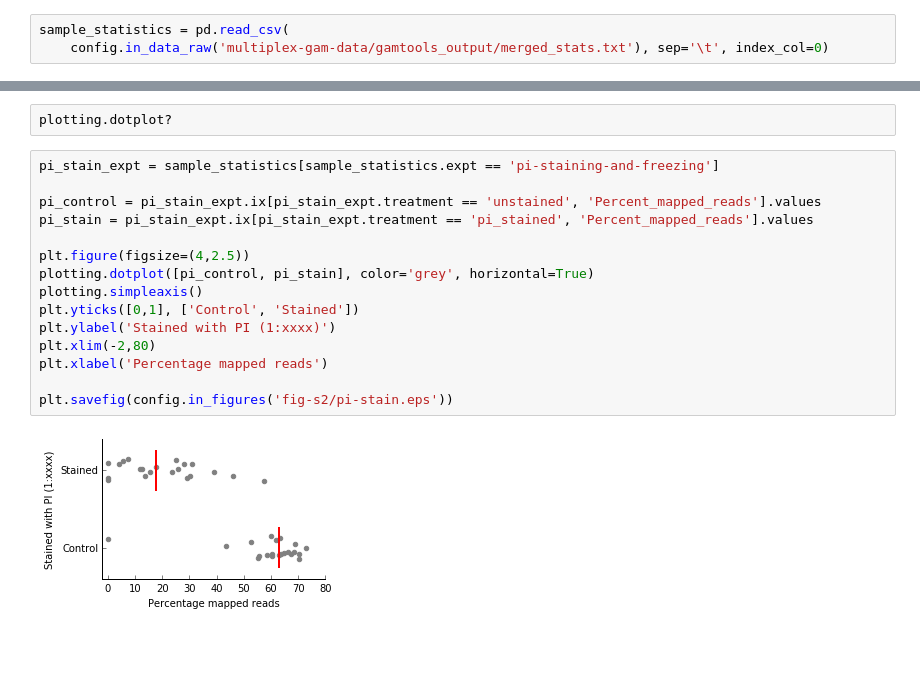
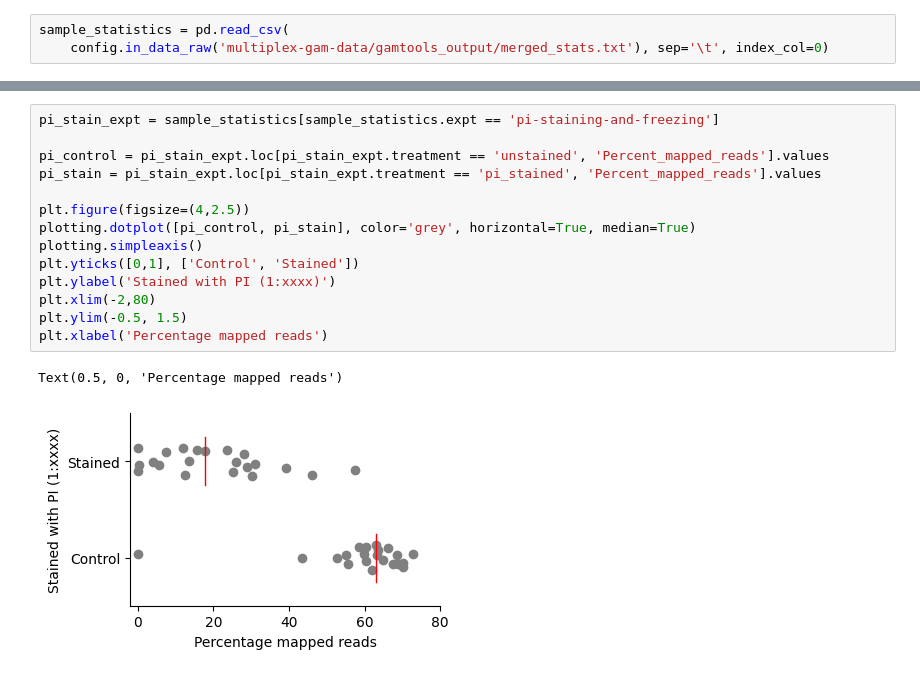
Before and after one commit to cejote/multiplex-gam-2022, a Jupyter notebook: notebooks/combined-dataset/06-dna-stains.ipynb, the cells around one changed output, grey strips where cells are left out. Saved outputs shown, nothing was run; the diff lists cells and outputs as text; blank space fills up the shorter version.

Commit message:
Updated DNA stains notebook

```diff
--- a/notebooks/combined-dataset/06-dna-stains.ipynb
+++ b/notebooks/combined-dataset/06-dna-stains.ipynb
@@ -52,24 +48,22 @@ freezing-after-incubation    26
 wga-pcr-cycles-test          17
 Name: expt, dtype: int64
-# %%
-plotting.dotplot?
 # %%
 pi_stain_expt = sample_statistics[sample_statistics.expt == 'pi-staining-and-freezing']
 
-pi_control = pi_stain_expt.ix[pi_stain_expt.treatment == 'unstained', 'Percent_mapped_reads'].values
-pi_stain = pi_stain_expt.ix[pi_stain_expt.treatment == 'pi_stained', 'Percent_mapped_reads'].values
+pi_control = pi_stain_expt.loc[pi_stain_expt.treatment == 'unstained', 'Percent_mapped_reads'].values
+pi_stain = pi_stain_expt.loc[pi_stain_expt.treatment == 'pi_stained', 'Percent_mapped_reads'].values
 
 plt.figure(figsize=(4,2.5))
-plotting.dotplot([pi_control, pi_stain], color='grey', horizontal=True)
+plotting.dotplot([pi_control, pi_stain], color='grey', horizontal=True, median=True)
 plotting.simpleaxis()
 plt.yticks([0,1], ['Control', 'Stained'])
 plt.ylabel('Stained with PI (1:xxxx)')
 plt.xlim(-2,80)
+plt.ylim(-0.5, 1.5)
 plt.xlabel('Percentage mapped reads')
-
-plt.savefig(config.in_figures('fig-s2/pi-stain.eps'))
 # %% [output]
+Text(0.5, 0, 'Percentage mapped reads')
-[figure, old version]
+[figure, new version]
 # %%
 sybr_stain_expt = sample_statistics[sample_statistics.expt == 'sybrgold-test']
 
```
Also changed, not shown: parts of 6 cells of this notebook, 1 other file.
